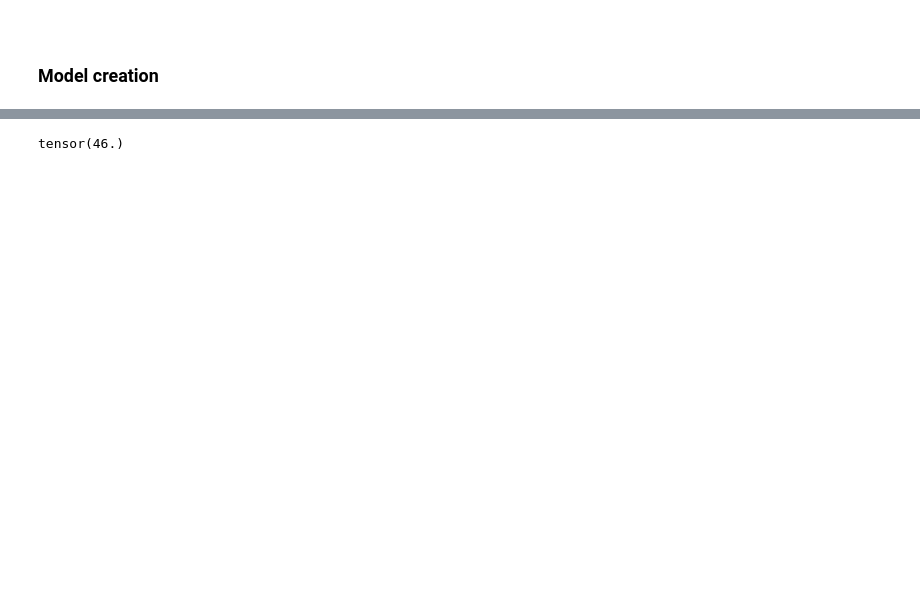
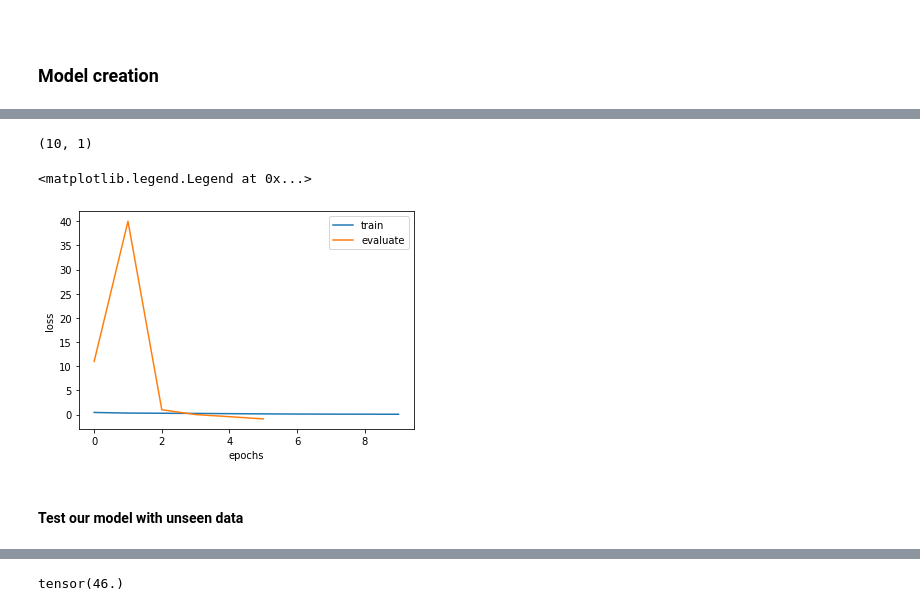
Before and after one commit to OhGreat/tell_the_time_with_pytorch, a Jupyter notebook: notebooks/cyclic_regression.ipynb, the cells around one changed output, grey strips where cells are left out. Drawn from its saved outputs; the diff is of its cells as text; code cells hidden in the pictures; blank space fills up the shorter version.

```diff
--- a/notebooks/cyclic_regression.ipynb
+++ b/notebooks/cyclic_regression.ipynb
@@ -169,5 +133,7 @@ optimizer = torch.optim.Adam(model.parameters(), lr=1e-3)
 # %%
 def train(dataloader, model, loss_fn, optimizer):
+    """ Main train step with weight update
+    """
     losses = []
     model.train()
     for X, y in dataloader:
@@ -184,5 +150,5 @@ def train(dataloader, model, loss_fn, optimizer):
 
         losses.append(loss)
     losses = torch.FloatTensor(losses)
-    print(f"Train loss: {torch.mean(losses):>7f}")
+    return losses
 # %%
@@ -225,0 +170,31 @@ Test avg loss: 0.026613
+# %%
+model = NN_regression(input_channels=1,h=150,w=150, n_outputs=4).to(device)
+loss = nn.MSELoss()
+optimizer = torch.optim.Adam(model.parameters(), lr=1e-4)
+epochs = 10
+
+# Main training step
+train_losses = []
+test_losses = []
+mean_test_loss = np.inf
+start_time = time.time()
+for t in range(epochs):
+    print(f"Epoch {t+1}\n-------------------------------")
+    # Training step
+    train_l = train(train_data_loader, model, loss, optimizer)
+    train_mean = torch.mean(train_l)
+    train_losses.append(train_mean)
+    print(f"Train loss: {train_mean:>7f}")
+
+    # Evaluation step
+    test_l = evaluate(val_data_loader, model, loss)
+    test_mean = torch.mean(test_l)
+    test_losses.append(test_mean)
+    print(f"Test avg loss: {test_mean:>8f} \n")
+
+    # Save new weights if they are better
+    if test_mean < mean_test_loss:
+        print("New best found. Saving the weights.")
+        mean_test_loss = test_mean
+        torch.save(model.state_dict(), "../model_weights/weights-test")
+end_time = time.time()
@@ -225,0 +219,17 @@ Test avg loss: 0.026613
+# %%
+x = np.vstack(train_losses)
+y = np.vstack(test_losses)
+# %% [output]
+(10, 1)
+# %%
+plt.plot(x, label="train")
+plt.plot(y, label="evaluate")
+plt.xlabel("epochs")
+plt.ylabel("loss")
+plt.legend()
+plt.save
+# %% [output]
+<matplotlib.legend.Legend at 0x...>
+[figure, added]
+# %% [markdown]
+<h4>Test our model with unseen data</h4>
```
Also changed, not shown: parts of 27 cells of this notebook, 11 other files.
